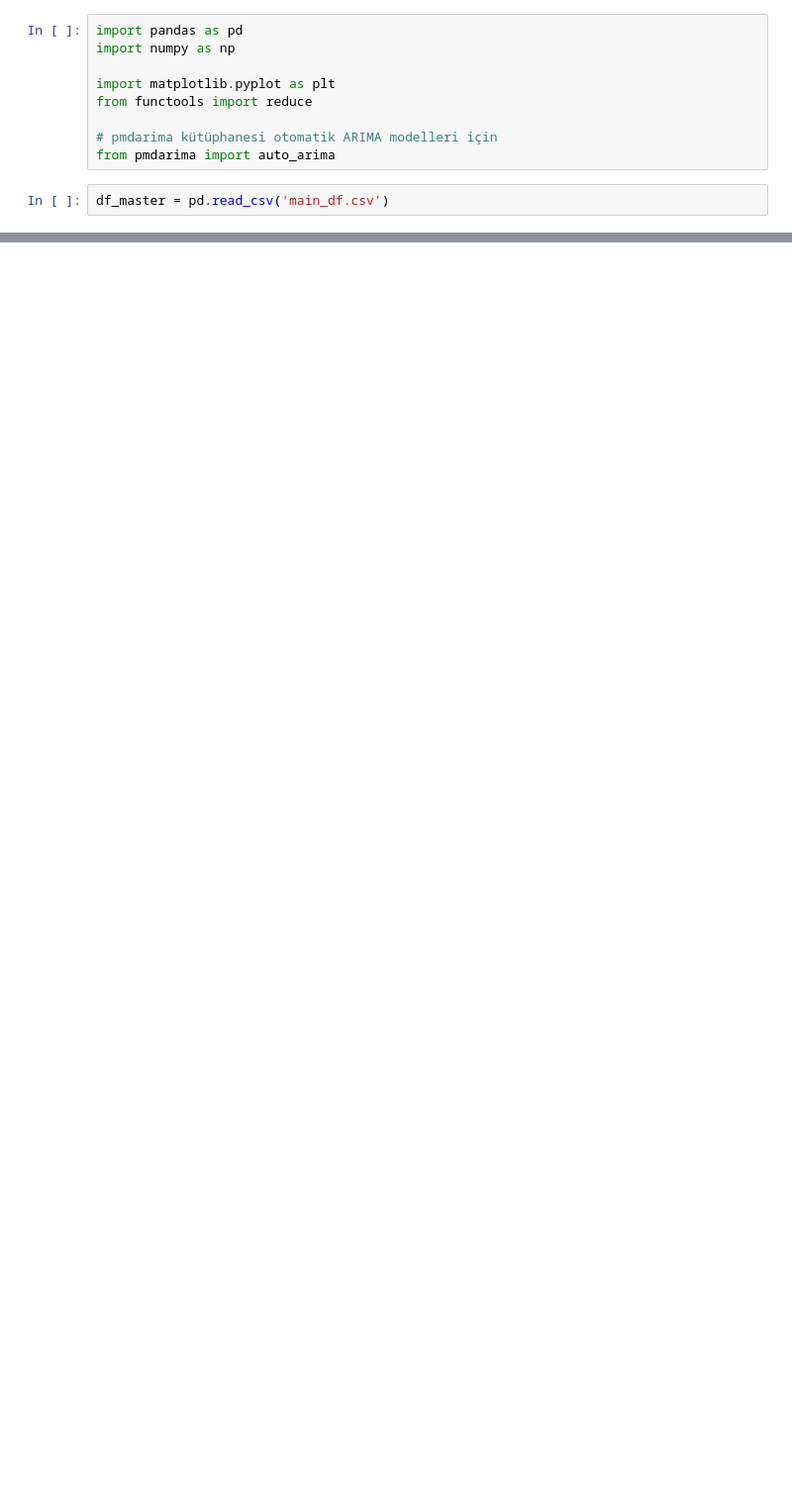
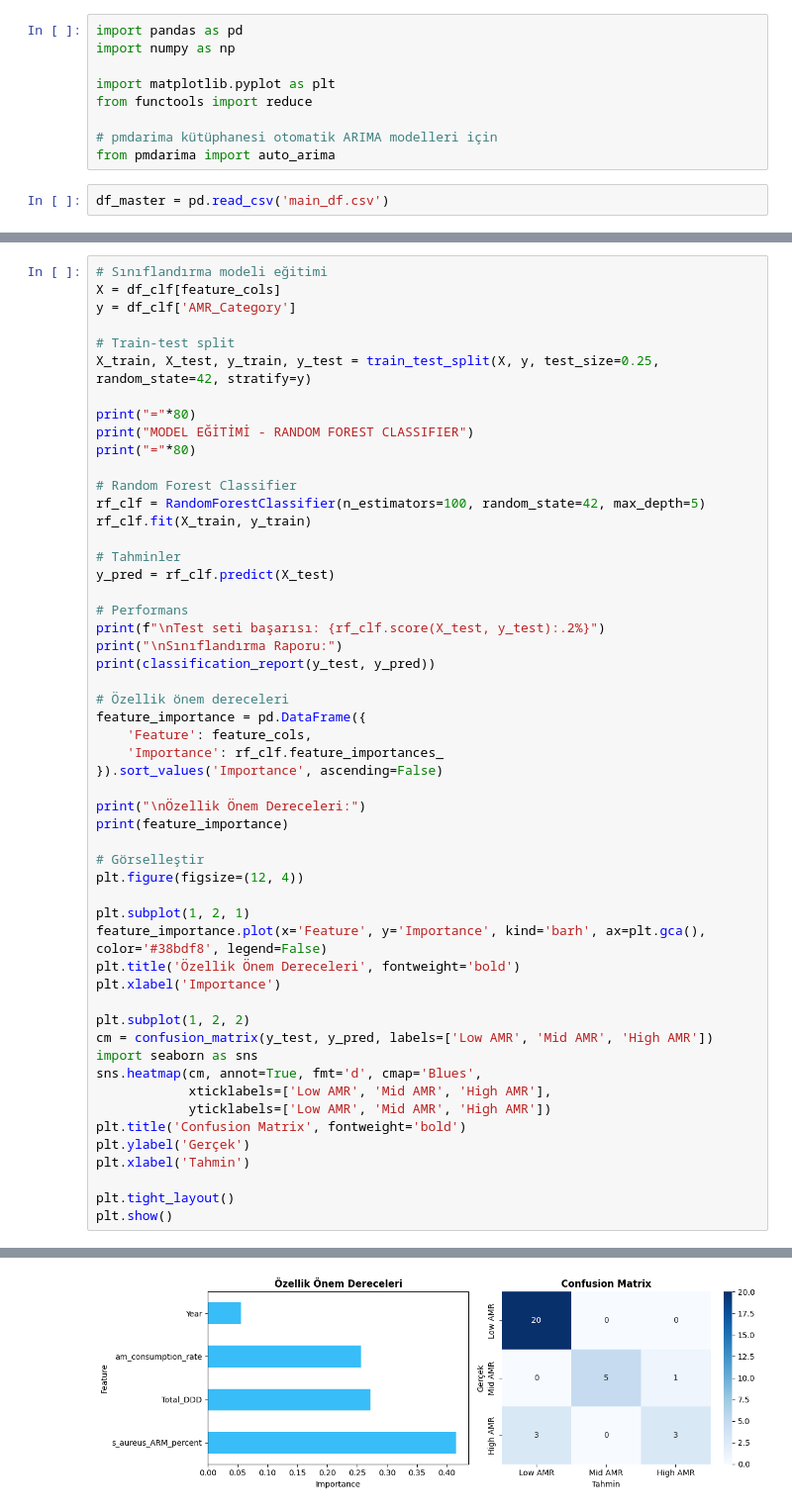
Before and after one commit to hasanaliozdemir/ARM-Data, a Jupyter notebook: model.ipynb, the cells around one changed output, grey strips where cells are left out. Shown at 99% size. Cells and saved outputs as stored; diff of their text form; blank space fills up the shorter version.

```diff
--- a/model.ipynb
+++ b/model.ipynb
@@ -322,0 +482,54 @@ Sample:                    01-01-2011   HQIC                            20.758
+# %%
+# Sınıflandırma modeli eğitimi
+X = df_clf[feature_cols]
+y = df_clf['AMR_Category']
+
+# Train-test split
+X_train, X_test, y_train, y_test = train_test_split(X, y, test_size=0.25, random_state=42, stratify=y)
+
+print("="*80)
+print("MODEL EĞİTİMİ - RANDOM FOREST CLASSIFIER")
+print("="*80)
+
+# Random Forest Classifier
+rf_clf = RandomForestClassifier(n_estimators=100, random_state=42, max_depth=5)
+rf_clf.fit(X_train, y_train)
+
+# Tahminler
+y_pred = rf_clf.predict(X_test)
+
+# Performans
+print(f"\nTest seti başarısı: {rf_clf.score(X_test, y_test):.2%}")
+print("\nSınıflandırma Raporu:")
+print(classification_report(y_test, y_pred))
+
+# Özellik önem dereceleri
+feature_importance = pd.DataFrame({
+    'Feature': feature_cols,
+    'Importance': rf_clf.feature_importances_
+}).sort_values('Importance', ascending=False)
+
+print("\nÖzellik Önem Dereceleri:")
+print(feature_importance)
+
+# Görselleştir
+plt.figure(figsize=(12, 4))
+
+plt.subplot(1, 2, 1)
+feature_importance.plot(x='Feature', y='Importance', kind='barh', ax=plt.gca(), color='#38bdf8', legend=False)
+plt.title('Özellik Önem Dereceleri', fontweight='bold')
+plt.xlabel('Importance')
+
+plt.subplot(1, 2, 2)
+cm = confusion_matrix(y_test, y_pred, labels=['Low AMR', 'Mid AMR', 'High AMR'])
+import seaborn as sns
+sns.heatmap(cm, annot=True, fmt='d', cmap='Blues',
+            xticklabels=['Low AMR', 'Mid AMR', 'High AMR'],
+            yticklabels=['Low AMR', 'Mid AMR', 'High AMR'])
+plt.title('Confusion Matrix', fontweight='bold')
+plt.ylabel('Gerçek')
+plt.xlabel('Tahmin')
+
+plt.tight_layout()
+plt.show()
+# %% [output]
@@ -322,0 +553 @@ Sample:                    01-01-2011   HQIC                            20.758
+[figure, added]
```
Also changed, not shown: parts of 52 cells of this notebook, 31 other files.
